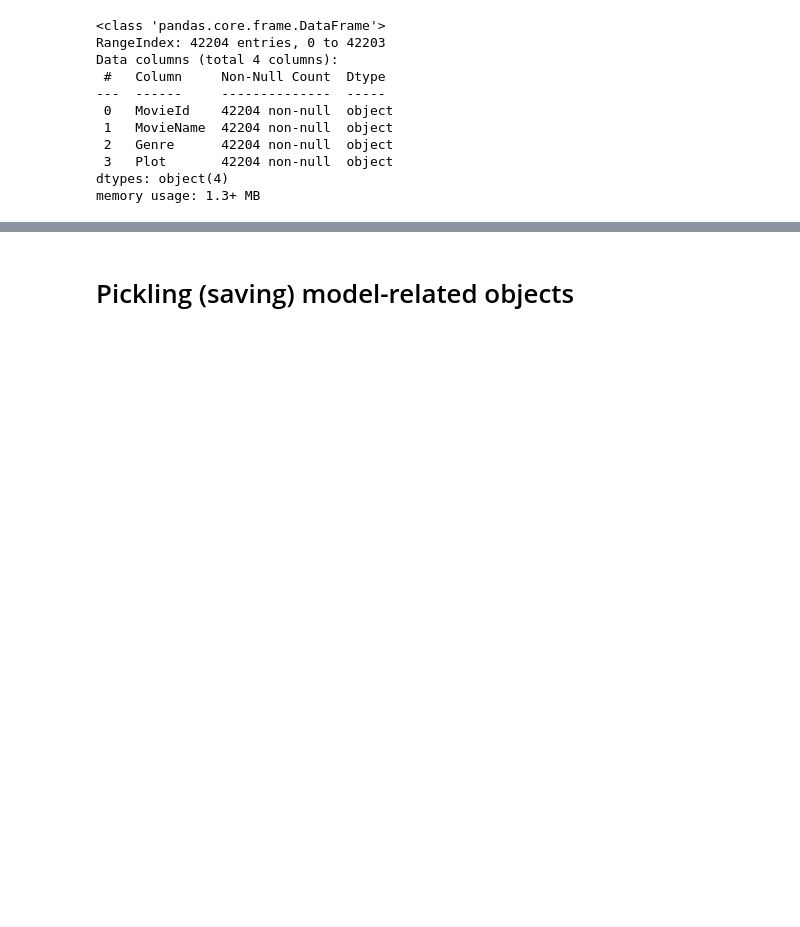
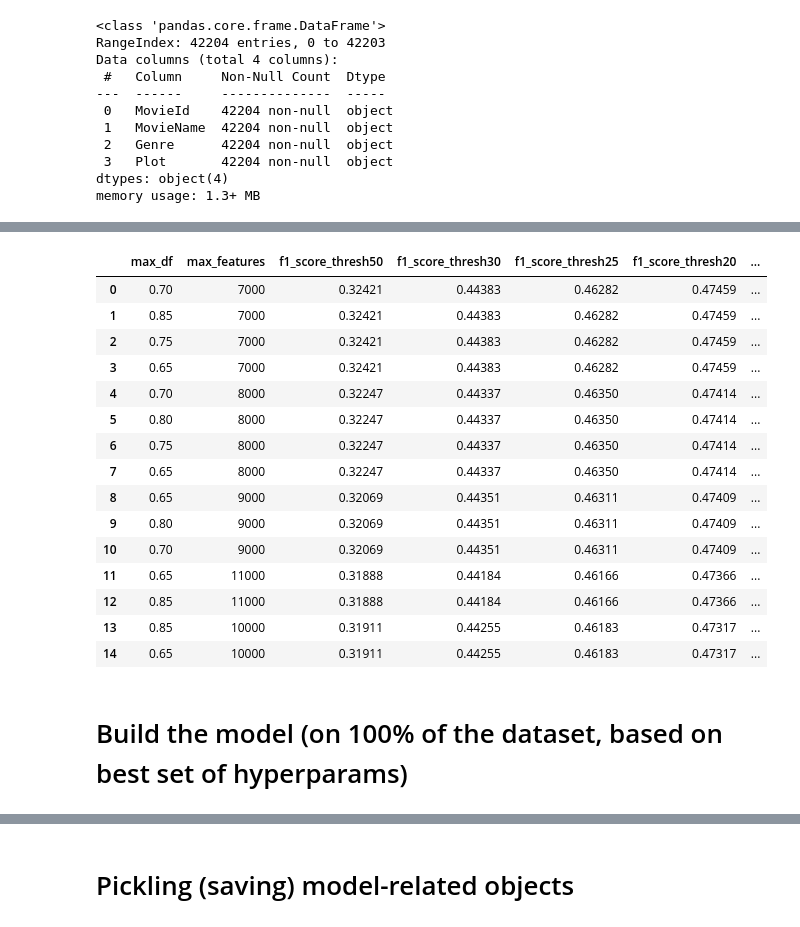
Before and after one commit to Nishant173/movie-genre-classifier, a Jupyter notebook: src/Model.ipynb, the cells around one changed output, grey strips where cells are left out. Saved outputs shown, nothing was run; the diff lists cells and outputs as text; code cells hidden in the pictures; blank space fills up the shorter version.

Commit message:
Updated notebook. Included hyperparameter tuning/evaluation

```diff
--- a/src/Model.ipynb
+++ b/src/Model.ipynb
@@ -81,0 +129,37 @@ df_movie.head()
+# %%
+%%time
+
+df_hyperparams_used = pd.DataFrame()
+for run in runs:
+    print(run)
+    mlb = MultiLabelBinarizer()
+    X = df_movie['Plot']
+    y = mlb.fit_transform(df_movie['Genre'])
+
+    # Train-test split
+    X_train, X_test, y_train, y_test = train_test_split(X, y, test_size=0.2, random_state=0)
+
+    # Create features
+    tfidf = TfidfVectorizer(max_df=run.max_df, max_features=run.max_features)
+    X_train = tfidf.fit_transform(raw_documents=X_train)
+    X_test = tfidf.transform(raw_documents=X_test)
+
+    # Build classifier
+    log_reg = LogisticRegression()
+    ovr_clf = OneVsRestClassifier(estimator=log_reg)
+    ovr_clf.fit(X=X_train, y=y_train)
+    y_pred = ovr_clf.predict(X=X_test)
+
+    df_temp = pd.DataFrame(data={
+        'max_df': run.max_df,
+        'max_features': run.max_features,
+        'f1_score_thresh50': get_f1_score_by_thresh(thresh=0.5, X_test=X_test, y_test=y_test, ovr_clf=ovr_clf),
+        'f1_score_thresh30': get_f1_score_by_thresh(thresh=0.3, X_test=X_test, y_test=y_test, ovr_clf=ovr_clf),
+        'f1_score_thresh25': get_f1_score_by_thresh(thresh=0.25, X_test=X_test, y_test=y_test, ovr_clf=ovr_clf),
+        'f1_score_thresh20': get_f1_score_by_thresh(thresh=0.2, X_test=X_test, y_test=y_test, ovr_clf=ovr_clf),
+    }, index=[0])
+    df_hyperparams_used = pd.concat(objs=[df_hyperparams_used, df_temp], axis=0, ignore_index=True, sort=False)
+
+f1_score_columns = ['f1_score_thresh50', 'f1_score_thresh30', 'f1_score_thresh25', 'f1_score_thresh20']
+df_hyperparams_used['highest_f1_score'] = df_hyperparams_used[f1_score_columns].max(axis=1)
+df_hyperparams_used.sort_values(by='highest_f1_score', ascending=False, ignore_index=True, inplace=True)
@@ -81,0 +184,21 @@ df_movie.head()
+# %%
+df_hyperparams_used
+# %% [output]
+|  | max_df | max_features | f1_score_thresh50 | f1_score_thresh30 | f1_score_thresh25 | f1_score_thresh20 | ... |
+| 0 | 0.70 | 7000 | 0.32421 | 0.44383 | 0.46282 | 0.47459 | ... |
+| 1 | 0.85 | 7000 | 0.32421 | 0.44383 | 0.46282 | 0.47459 | ... |
+| 2 | 0.75 | 7000 | 0.32421 | 0.44383 | 0.46282 | 0.47459 | ... |
+| 3 | 0.65 | 7000 | 0.32421 | 0.44383 | 0.46282 | 0.47459 | ... |
+| 4 | 0.70 | 8000 | 0.32247 | 0.44337 | 0.46350 | 0.47414 | ... |
+| 5 | 0.80 | 8000 | 0.32247 | 0.44337 | 0.46350 | 0.47414 | ... |
+| 6 | 0.75 | 8000 | 0.32247 | 0.44337 | 0.46350 | 0.47414 | ... |
+| 7 | 0.65 | 8000 | 0.32247 | 0.44337 | 0.46350 | 0.47414 | ... |
+| 8 | 0.65 | 9000 | 0.32069 | 0.44351 | 0.46311 | 0.47409 | ... |
+| 9 | 0.80 | 9000 | 0.32069 | 0.44351 | 0.46311 | 0.47409 | ... |
+| 10 | 0.70 | 9000 | 0.32069 | 0.44351 | 0.46311 | 0.47409 | ... |
+| 11 | 0.65 | 11000 | 0.31888 | 0.44184 | 0.46166 | 0.47366 | ... |
+| 12 | 0.85 | 11000 | 0.31888 | 0.44184 | 0.46166 | 0.47366 | ... |
+| 13 | 0.85 | 10000 | 0.31911 | 0.44255 | 0.46183 | 0.47317 | ... |
+| 14 | 0.65 | 10000 | 0.31911 | 0.44255 | 0.46183 | 0.47317 | ... |
+# %% [markdown]
+# Build the model (on 100% of the dataset, based on best set of hyperparams)
```
Also changed, not shown: parts of 22 cells of this notebook.
